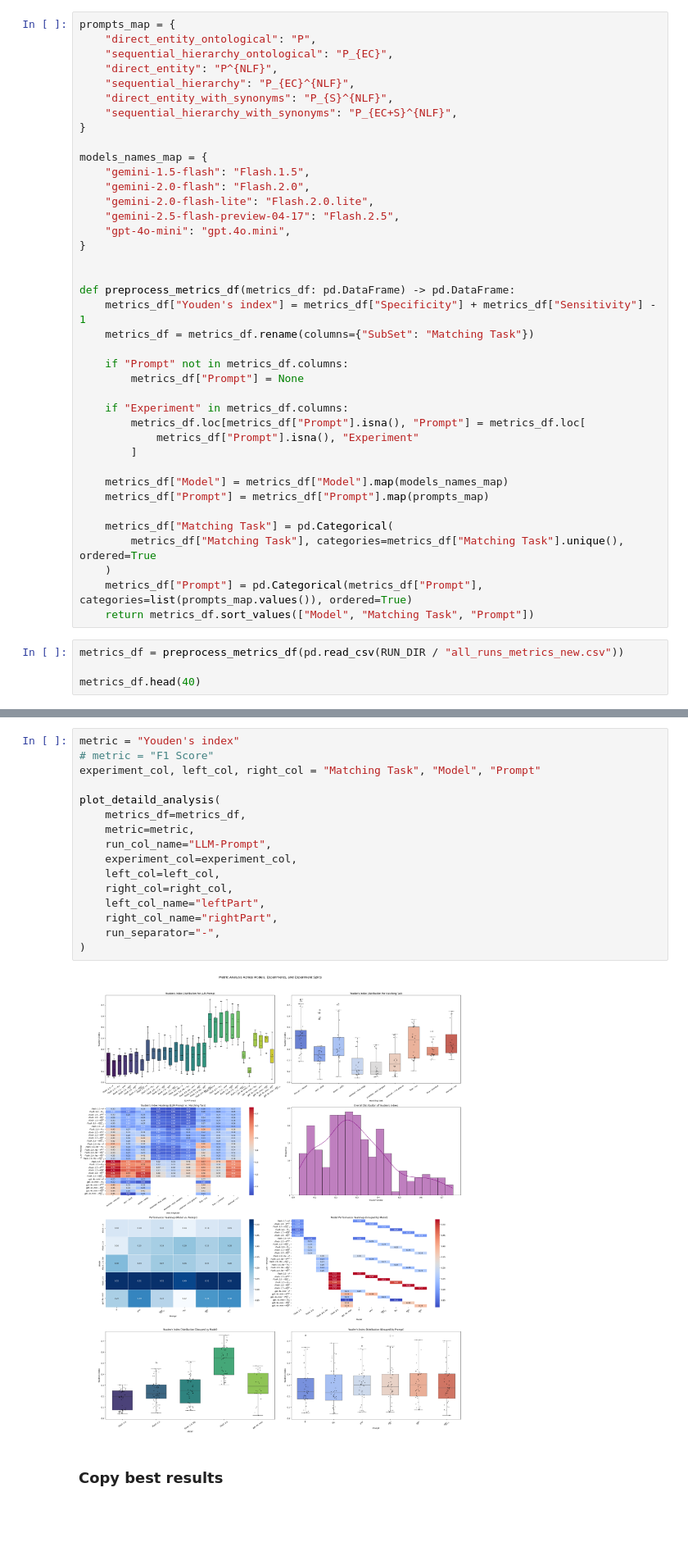
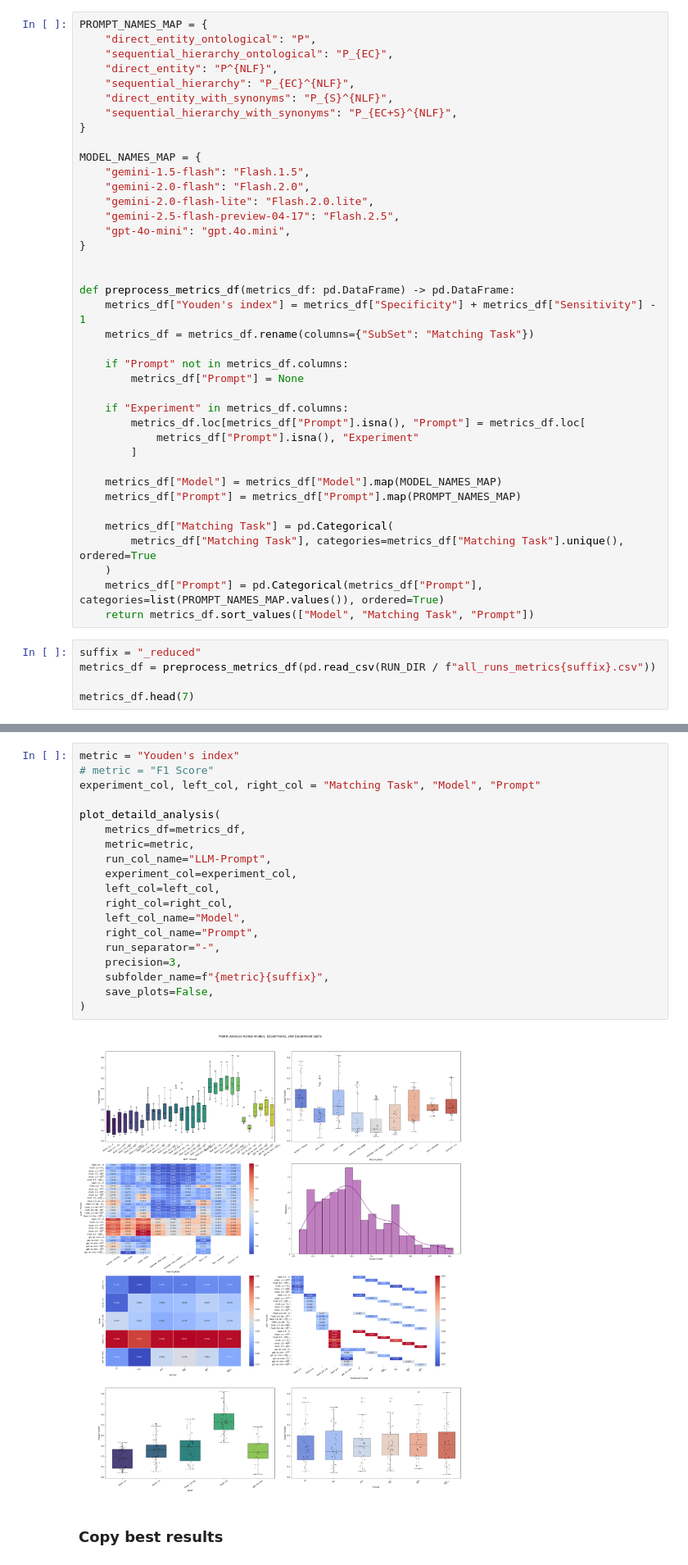
Before and after one commit to city-artificial-intelligence/logmap-llm-exp, a Jupyter notebook: notebooks/analyze_results.ipynb, the cells around one changed output, grey strips where cells are left out. Shown at 82% size. Cells and saved outputs as stored; diff of their text form; blank space fills up the shorter version.

```diff
--- a/notebooks/analyze_results.ipynb
+++ b/notebooks/analyze_results.ipynb
@@ -157,5 +133,5 @@ def plot_detaild_analysis(
 # %%
-prompts_map = {
+PROMPT_NAMES_MAP = {
     "direct_entity_ontological": "P",
     "sequential_hierarchy_ontological": "P_{EC}",
     "direct_entity": "P^{NLF}",
@@ -164,7 +140,7 @@ prompts_map = {
     "sequential_hierarchy_with_synonyms": "P_{EC+S}^{NLF}",
 }
 
-models_names_map = {
+MODEL_NAMES_MAP = {
     "gemini-1.5-flash": "Flash.1.5",
     "gemini-2.0-flash": "Flash.2.0",
     "gemini-2.0-flash-lite": "Flash.2.0.lite",
@@ -185,17 +161,18 @@ def preprocess_metrics_df(metrics_df: pd.DataFrame) -> pd.DataFrame:
             metrics_df["Prompt"].isna(), "Experiment"
         ]
 
-    metrics_df["Model"] = metrics_df["Model"].map(models_names_map)
-    metrics_df["Prompt"] = metrics_df["Prompt"].map(prompts_map)
+    metrics_df["Model"] = metrics_df["Model"].map(MODEL_NAMES_MAP)
+    metrics_df["Prompt"] = metrics_df["Prompt"].map(PROMPT_NAMES_MAP)
 
     metrics_df["Matching Task"] = pd.Categorical(
         metrics_df["Matching Task"], categories=metrics_df["Matching Task"].unique(), ordered=True
     )
-    metrics_df["Prompt"] = pd.Categorical(metrics_df["Prompt"], categories=list(prompts_map.values()), ordered=True)
+    metrics_df["Prompt"] = pd.Categorical(metrics_df["Prompt"], categories=list(PROMPT_NAMES_MAP.values()), ordered=True)
     return metrics_df.sort_values(["Model", "Matching Task", "Prompt"])
 # %%
-metrics_df = preprocess_metrics_df(pd.read_csv(RUN_DIR / "all_runs_metrics_new.csv"))
+suffix = "_reduced"
+metrics_df = preprocess_metrics_df(pd.read_csv(RUN_DIR / f"all_runs_metrics{suffix}.csv"))
 
-metrics_df.head(40)
+metrics_df.head(7)
 # %% [output]
 |  | Prompt | Accuracy | Precision | Recall | F1 Score | Specificity | Sensitivity | Youden's index | Dataset | ... |
@@ -218,21 +186,24 @@ metrics_df.head(40)
 # %%
 metric = "Youden's index"
 # metric = "F1 Score"
 experiment_col, left_col, right_col = "Matching Task", "Model", "Prompt"
 
 plot_detaild_analysis(
     metrics_df=metrics_df,
     metric=metric,
     run_col_name="LLM-Prompt",
     experiment_col=experiment_col,
     left_col=left_col,
     right_col=right_col,
-    left_col_name="leftPart",
-    right_col_name="rightPart",
+    left_col_name="Model",
+    right_col_name="Prompt",
     run_separator="-",
+    precision=3,
+    subfolder_name=f"{metric}{suffix}",
+    save_plots=False,
 )
 # %% [output]
-[figure, old version]
+[figure, new version]
 # %% [markdown]
 ### Copy best results
 # %%
```
Also changed, not shown: parts of 8 cells of this notebook, 21 other files.
